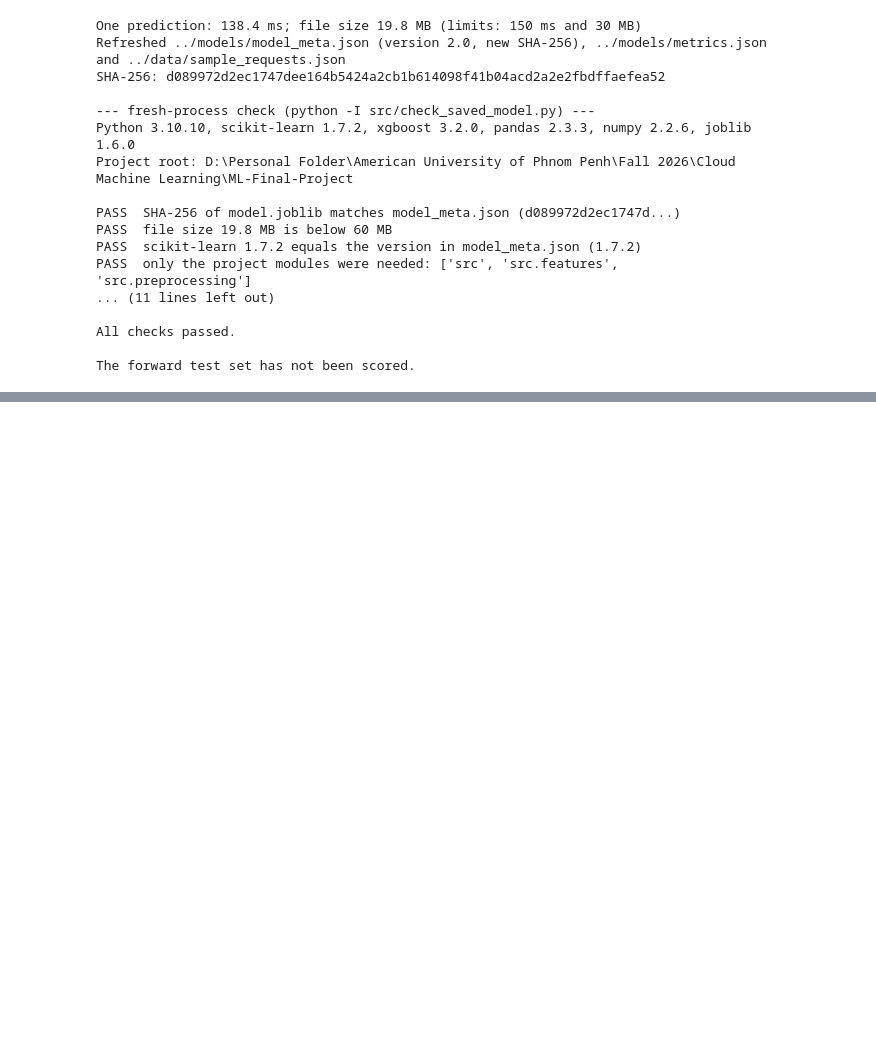
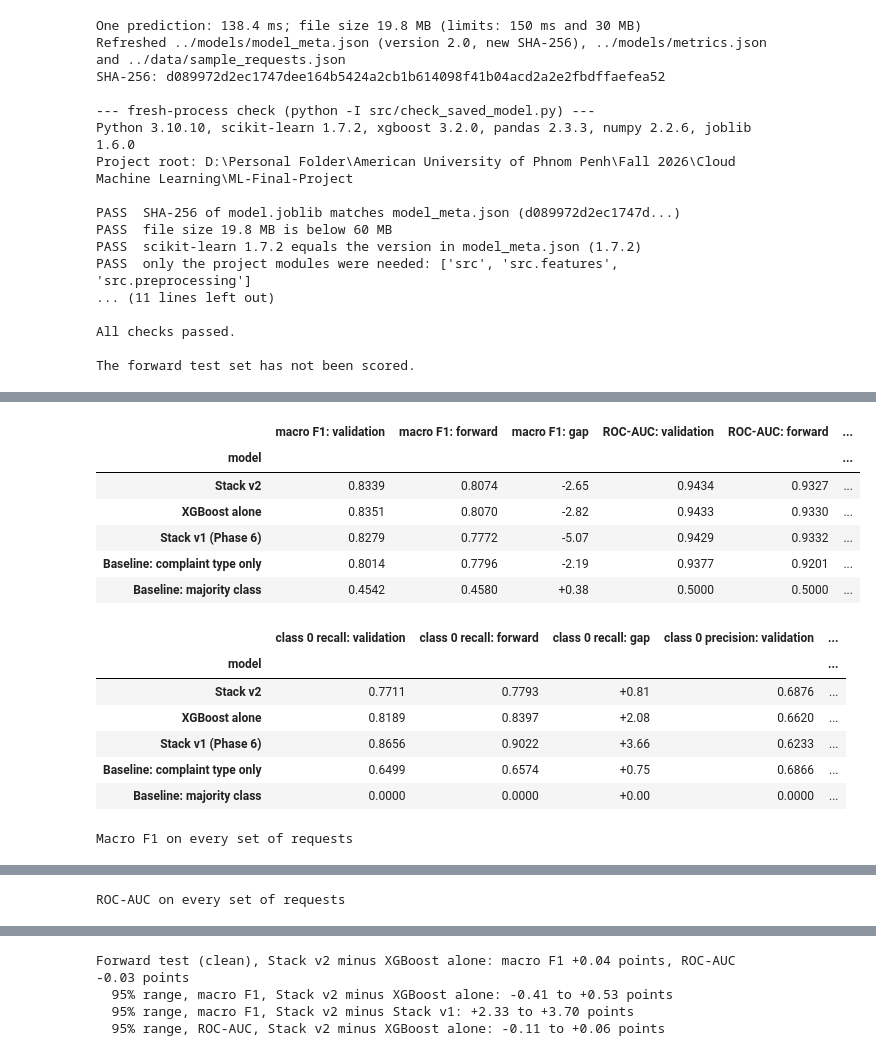
Before and after one commit to LyHenglong/CLD375-CivicAI, a Jupyter notebook: notebooks/05_stacking_improvement.ipynb, the cells around one changed output, grey strips where cells are left out. Drawn from its saved outputs; the diff is of its cells as text; code cells hidden in the pictures; blank space fills up the shorter version.

```diff
--- a/notebooks/05_stacking_improvement.ipynb
+++ b/notebooks/05_stacking_improvement.ipynb
@@ -720,0 +872,58 @@ The forward test set has not been scored.
+# %%
+results = pd.read_csv(FORWARD_RESULTS)
+clean = results[results["test_set"] == CLEAN].set_index("model")
+rows = []
+for name in clean.index:
+    row = {"model": name}
+    for metric, label in [("macro_f1", "macro F1"), ("roc_auc", "ROC-AUC"), ("recall_0", "class 0 recall"), ("precision_0", "class 0 precision")]:
+        row[f"{label}: validation"] = validation.loc[name, metric]
+        row[f"{label}: forward"] = clean.loc[name, metric]
+        row[f"{label}: gap"] = (clean.loc[name, metric] - validation.loc[name, metric]) * 100
+    rows.append(row)
+gap = pd.DataFrame(rows).set_index("model")
+fmt = {c: ("{:+.2f}" if c.endswith("gap") else "{:.4f}") for c in gap.columns}
+display(gap[[c for c in gap.columns if c.startswith(("macro F1", "ROC-AUC"))]].style.format(fmt))
+display(gap[[c for c in gap.columns if c.startswith("class 0")]].style.format(fmt))
+
+side = results.pivot(index="model", columns="test_set", values="macro_f1")
+side.insert(0, "validation", validation["macro_f1"])
+side = side[["validation", CLEAN, WITH_OPEN, REUSED, V1_FIRST]].loc[["Stack v2", "Stack v1 (Phase 6)", "XGBoost alone", "Baseline: complaint type only"]]
+print("Macro F1 on every set of requests")
+display(side.style.format("{:.4f}", na_rep="-"))
+side_auc = results.pivot(index="model", columns="test_set", values="roc_auc")
+side_auc.insert(0, "validation", validation["roc_auc"])
+print("ROC-AUC on every set of requests")
+display(side_auc[["validation", CLEAN, WITH_OPEN, REUSED, V1_FIRST]].loc[side.index].style.format("{:.4f}", na_rep="-"))
+
+v2, xgb = clean.loc["Stack v2"], clean.loc["XGBoost alone"]
+print(f"Forward test (clean), Stack v2 minus XGBoost alone: macro F1 {(v2['macro_f1'] - xgb['macro_f1']) * 100:+.2f} points, "
+      f"ROC-AUC {(v2['roc_auc'] - xgb['roc_auc']) * 100:+.2f} points")
+scores = pd.read_parquet(FORWARD_SCRATCH)
+rng = np.random.default_rng(42)
+y_array, p_v2, p_xgb, p_v1 = scores["y"].to_numpy(), scores["Stack v2"].to_numpy(), scores["XGBoost alone"].to_numpy(), scores["Stack v1 (Phase 6)"].to_numpy()
+d_xgb, d_v1, d_auc = [], [], []
+for _ in range(1000):
+    pick = rng.integers(0, len(y_array), len(y_array))
+    f1_v2 = f1_score(y_array[pick], p_v2[pick] >= threshold, average="macro")
+    d_xgb.append(f1_v2 - f1_score(y_array[pick], p_xgb[pick] > 0.5, average="macro"))
+    d_v1.append(f1_v2 - f1_score(y_array[pick], p_v1[pick] > 0.5, average="macro"))
+    d_auc.append(roc_auc_score(y_array[pick], p_v2[pick]) - roc_auc_score(y_array[pick], p_xgb[pick]))
+for label, values in [("macro F1, Stack v2 minus XGBoost alone", d_xgb), ("macro F1, Stack v2 minus Stack v1", d_v1), ("ROC-AUC, Stack v2 minus XGBoost alone", d_auc)]:
+    low, high = np.percentile(values, [2.5, 97.5]) * 100
+    print(f"  95% range, {label}: {low:+.2f} to {high:+.2f} points")
+# %% [output]
+|  | macro F1: validation | macro F1: forward | macro F1: gap | ROC-AUC: validation | ROC-AUC: forward | ... |
+| model |  |  |  |  |  | ... |
+| Stack v2 | 0.8339 | 0.8074 | -2.65 | 0.9434 | 0.9327 | ... |
+| XGBoost alone | 0.8351 | 0.8070 | -2.82 | 0.9433 | 0.9330 | ... |
+| Stack v1 (Phase 6) | 0.8279 | 0.7772 | -5.07 | 0.9429 | 0.9332 | ... |
+| Baseline: complaint type only | 0.8014 | 0.7796 | -2.19 | 0.9377 | 0.9201 | ... |
+| Baseline: majority class | 0.4542 | 0.4580 | +0.38 | 0.5000 | 0.5000 | ... |
+|  | class 0 recall: validation | class 0 recall: forward | class 0 recall: gap | class 0 precision: validation | ... |
+| model |  |  |  |  | ... |
+| Stack v2 | 0.7711 | 0.7793 | +0.81 | 0.6876 | ... |
+| XGBoost alone | 0.8189 | 0.8397 | +2.08 | 0.6620 | ... |
+| Stack v1 (Phase 6) | 0.8656 | 0.9022 | +3.66 | 0.6233 | ... |
+| Baseline: complaint type only | 0.6499 | 0.6574 | +0.75 | 0.6866 | ... |
+| Baseline: majority class | 0.0000 | 0.0000 | +0.00 | 0.0000 | ... |
+Macro F1 on every set of requests
@@ -720,0 +936 @@ The forward test set has not been scored.
+ROC-AUC on every set of requests
@@ -720,0 +943,4 @@ The forward test set has not been scored.
+Forward test (clean), Stack v2 minus XGBoost alone: macro F1 +0.04 points, ROC-AUC -0.03 points
+  95% range, macro F1, Stack v2 minus XGBoost alone: -0.41 to +0.53 points
+  95% range, macro F1, Stack v2 minus Stack v1: +2.33 to +3.70 points
+  95% range, ROC-AUC, Stack v2 minus XGBoost alone: -0.11 to +0.06 points
```
Also changed, not shown: parts of 13 cells of this notebook, 6 other files.
